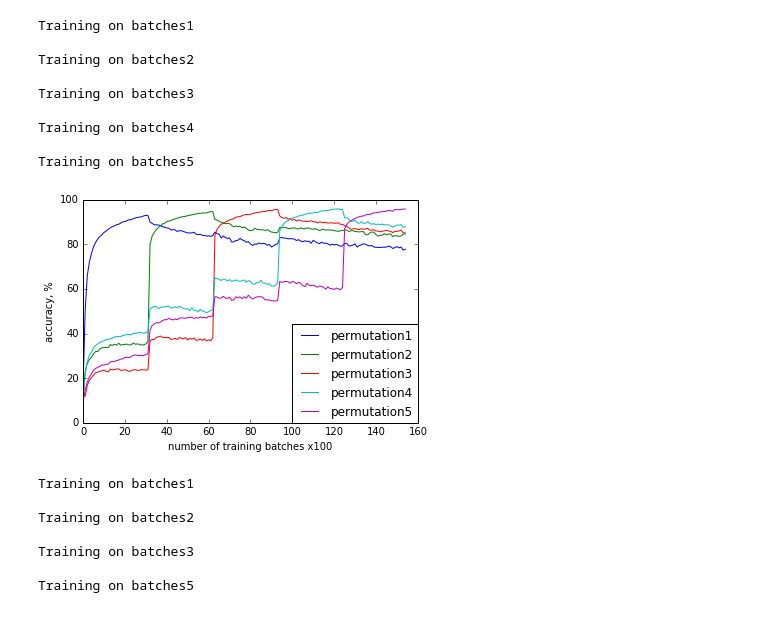
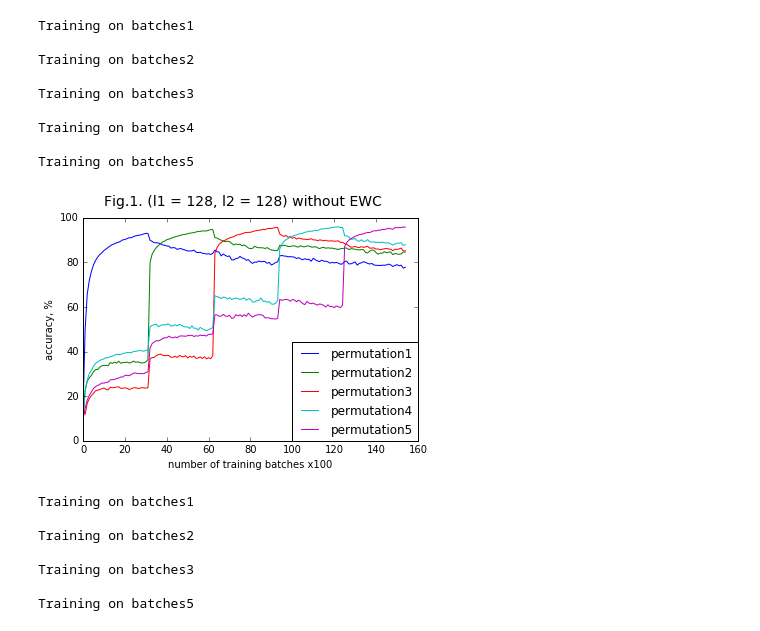
Before and after one commit to AnatoliiPotapov/MNIST-EWC, a Jupyter notebook: mnist.ipynb, the cells around one changed output. Cells and saved outputs as stored; diff of their text form; code cells hidden in the pictures.

```diff
--- a/mnist.ipynb
+++ b/mnist.ipynb
@@ -355,10 +402,14 @@ def set_constraint(model, X, y):
         model.weights['h2e'].assign(w2).eval()
         model.weights['oute'].assign(w3).eval()
 # %%
-def plot(acc_track):
+def plot(acc_track, title):
     %matplotlib inline
     import matplotlib.pyplot as plt
     plt.rc("font", size=10)
+    fig = plt.figure()
+    fig.suptitle(title, fontsize=14)
+    axes = plt.gca()
+    axes.set_ylim([0,100])
     l = len(acc_track[0])
     plt.plot(range(l), acc_track[0], label='permutation1')
     plt.plot(range(l), acc_track[1], label='permutation2')
@@ -388,10 +461,10 @@ Training on batches3
 Training on batches4
 
 Training on batches5
-# %%
-plot(acc1)
-# %% [output]
-[figure, removed]
+# %%
+plot(acc1, title = "Fig.1. (l1 = 128, l2 = 128) without EWC ")
+# %% [output]
+[figure, added]
 # %%
 model = Model(128,128)
 #tf.reset_default_graph()
```
Also changed, not shown: parts of 33 cells of this notebook.
